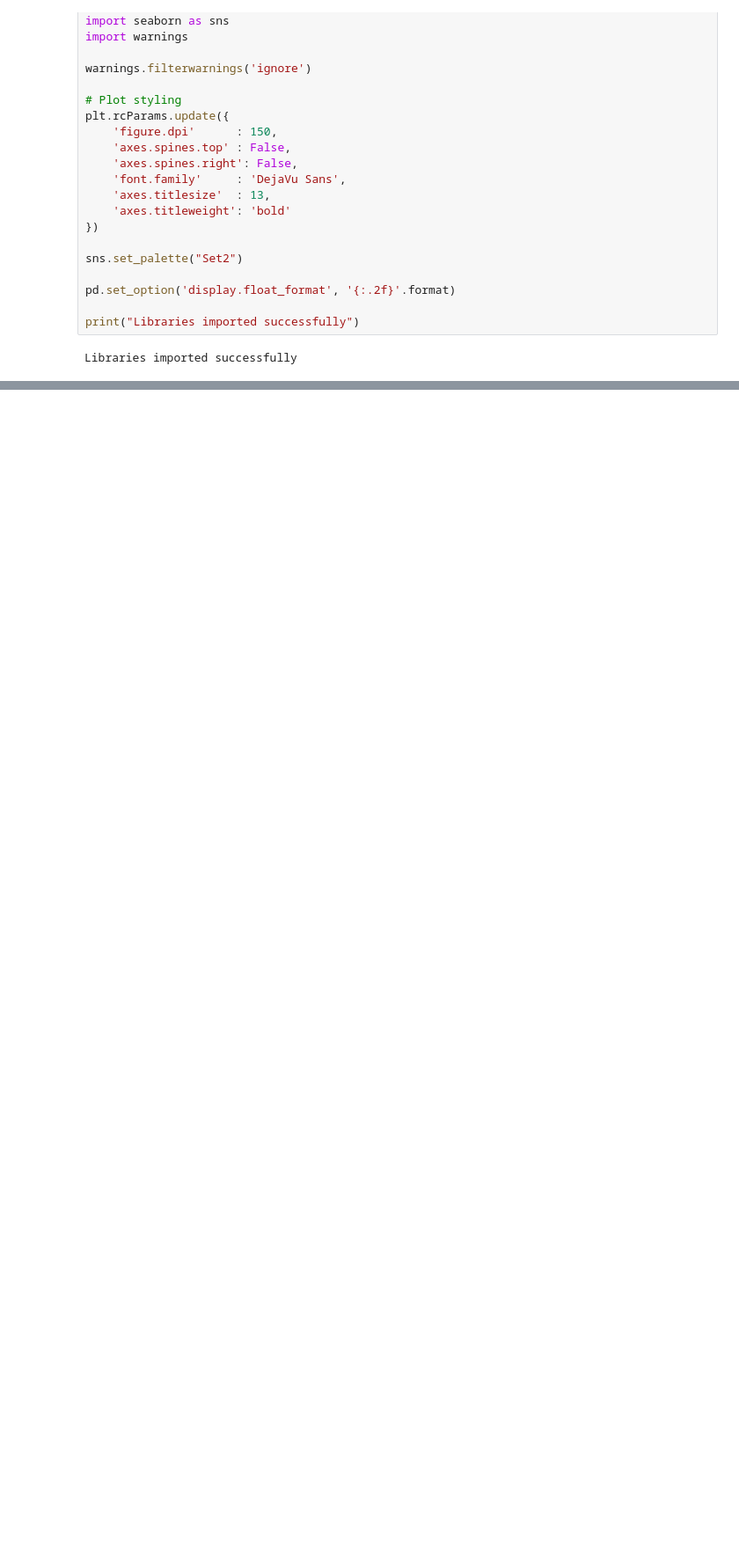
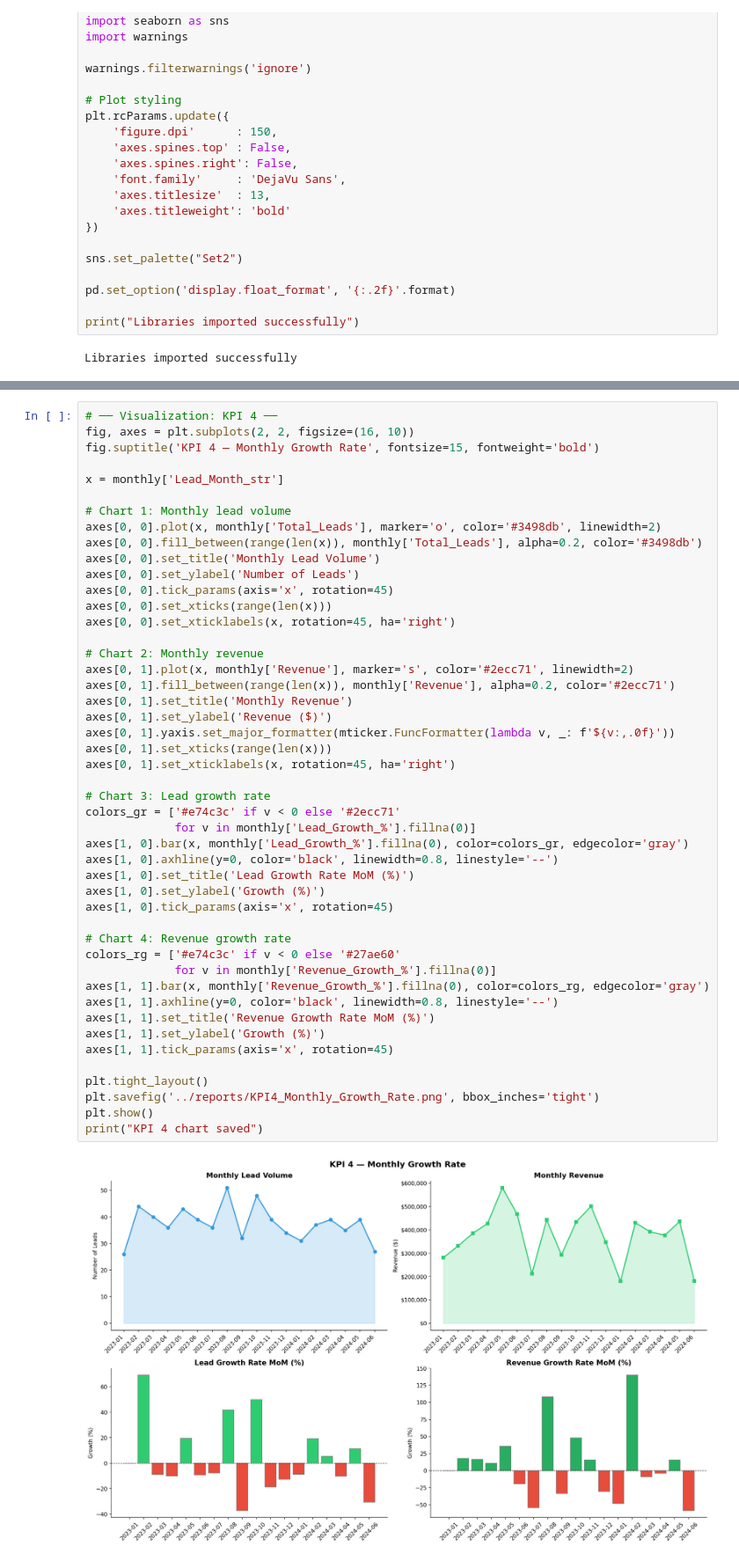
Before and after one commit to nisansalasandu/sales-performance-analytics, a Jupyter notebook: notebooks/Day2_KPI_Calculation.ipynb, the cells around one changed output, grey strips where cells are left out. Shown at 88% size. Saved outputs shown, nothing was run; the diff lists cells and outputs as text; blank space fills up the shorter version.

```diff
--- a/notebooks/Day2_KPI_Calculation.ipynb
+++ b/notebooks/Day2_KPI_Calculation.ipynb
@@ -82,0 +469,49 @@ First 10 rows:
+# %%
+# ── Visualization: KPI 4 ──
+fig, axes = plt.subplots(2, 2, figsize=(16, 10))
+fig.suptitle('KPI 4 — Monthly Growth Rate', fontsize=15, fontweight='bold')
+
+x = monthly['Lead_Month_str']
+
+# Chart 1: Monthly lead volume
+axes[0, 0].plot(x, monthly['Total_Leads'], marker='o', color='#3498db', linewidth=2)
+axes[0, 0].fill_between(range(len(x)), monthly['Total_Leads'], alpha=0.2, color='#3498db')
+axes[0, 0].set_title('Monthly Lead Volume')
+axes[0, 0].set_ylabel('Number of Leads')
+axes[0, 0].tick_params(axis='x', rotation=45)
+axes[0, 0].set_xticks(range(len(x)))
+axes[0, 0].set_xticklabels(x, rotation=45, ha='right')
+
+# Chart 2: Monthly revenue
+axes[0, 1].plot(x, monthly['Revenue'], marker='s', color='#2ecc71', linewidth=2)
+axes[0, 1].fill_between(range(len(x)), monthly['Revenue'], alpha=0.2, color='#2ecc71')
+axes[0, 1].set_title('Monthly Revenue')
+axes[0, 1].set_ylabel('Revenue ($)')
+axes[0, 1].yaxis.set_major_formatter(mticker.FuncFormatter(lambda v, _: f'${v:,.0f}'))
+axes[0, 1].set_xticks(range(len(x)))
+axes[0, 1].set_xticklabels(x, rotation=45, ha='right')
+
+# Chart 3: Lead growth rate
+colors_gr = ['#e74c3c' if v < 0 else '#2ecc71'
+             for v in monthly['Lead_Growth_%'].fillna(0)]
+axes[1, 0].bar(x, monthly['Lead_Growth_%'].fillna(0), color=colors_gr, edgecolor='gray')
+axes[1, 0].axhline(y=0, color='black', linewidth=0.8, linestyle='--')
+axes[1, 0].set_title('Lead Growth Rate MoM (%)')
+axes[1, 0].set_ylabel('Growth (%)')
+axes[1, 0].tick_params(axis='x', rotation=45)
+
+# Chart 4: Revenue growth rate
+colors_rg = ['#e74c3c' if v < 0 else '#27ae60'
+             for v in monthly['Revenue_Growth_%'].fillna(0)]
+axes[1, 1].bar(x, monthly['Revenue_Growth_%'].fillna(0), color=colors_rg, edgecolor='gray')
+axes[1, 1].axhline(y=0, color='black', linewidth=0.8, linestyle='--')
+axes[1, 1].set_title('Revenue Growth Rate MoM (%)')
+axes[1, 1].set_ylabel('Growth (%)')
+axes[1, 1].tick_params(axis='x', rotation=45)
+
+plt.tight_layout()
+plt.savefig('../reports/KPI4_Monthly_Growth_Rate.png', bbox_inches='tight')
+plt.show()
+print("KPI 4 chart saved")
+# %% [output]
+[figure, added]
```
Also changed, not shown: parts of 15 cells of this notebook, 11 other files.
